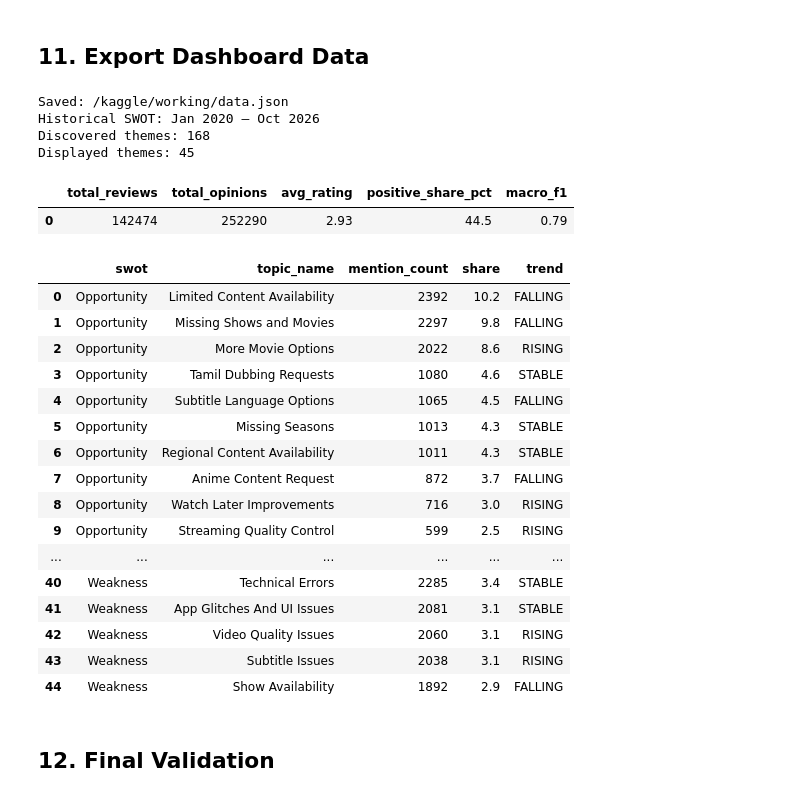
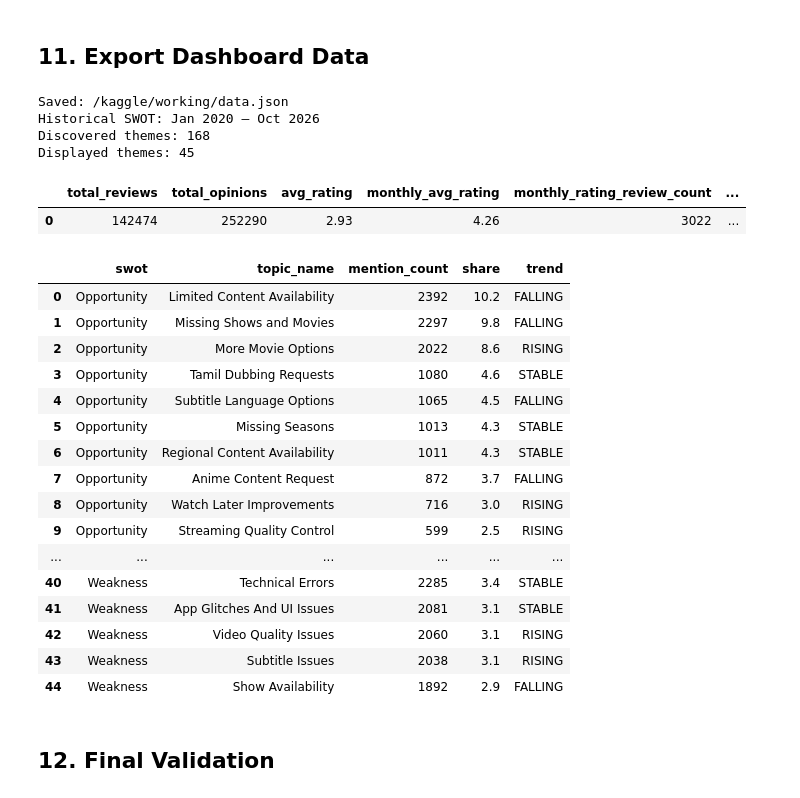
Before and after one commit to apolitidou/netflix-swot-analysis, a Jupyter notebook: netlix_monthly_final.ipynb, the cells around one changed output. Saved outputs shown, nothing was run; the diff lists cells and outputs as text; code cells hidden in the pictures.

```diff
--- a/netlix_monthly_final.ipynb
+++ b/netlix_monthly_final.ipynb
@@ -1626,10 +1626,18 @@ for month in months[-6:]:
     })
 
 ratings = raw_history["rating"]
+current_month_ratings = raw_history.loc[
+    raw_history["month"].eq(CURRENT_MONTH), "rating"
+]
+assert len(current_month_ratings) > 0, "No ratings for the reporting month"
+monthly_average_rating = float(current_month_ratings.mean())
+historical_average_rating = float(ratings.mean())
 meta = {
     "total_reviews": int(len(raw_history)),
     "total_opinions": int(len(classified_history)),
-    "avg_rating": round(float(ratings.mean()), 2),
+    "avg_rating": round(historical_average_rating, 2),
+    "monthly_avg_rating": round(monthly_average_rating, 2),
+    "monthly_rating_review_count": int(len(current_month_ratings)),
     "positive_share_pct": round(float(ratings.ge(4).mean() * 100), 1),
     "macro_f1": round(float(MACRO_F1), 2)
 }
@@ -1657,6 +1665,7 @@ kpi_changes = {
     "review_growth_pct": round(100 * (len(raw_history) / len(previous_raw) - 1), 2),
     "opinion_growth_pct": round(100 * (len(classified_history) / len(previous_classified) - 1), 2),
     "avg_rating_delta": round(float(ratings.mean() - previous_rating.mean()), 2),
+    "monthly_rating_vs_historical": round(monthly_average_rating - historical_average_rating, 2),
     "positive_share_delta_pp": round(float(100 * (ratings.ge(4).mean() - previous_rating.ge(4).mean())), 2),
     "monthly_reviews_delta_pct": round(100 * (monthly_stats[str(CURRENT_MONTH)]["raw_reviews"] / monthly_reviews_previous - 1), 2),
     "monthly_opinions_delta_pct": round(100 * (monthly_stats[str(CURRENT_MONTH)]["opinion_segments"] / monthly_opinions_previous - 1), 2)
@@ -1731,7 +1740,7 @@ def momentum_items(table):
     return [{
         "swot": str(r.swot), "topic_name": str(r.topic_name),
         "mentions": int(r.mention_count), "change_pp": float(r.mom_change_pp),
-        "trend": str(r.trend)
+        "trend": str(r.trend), "insight": str(r.business_insight)
     } for r in table.itertuples(index=False)]
 rising = momentum_rows.loc[momentum_rows["trend"] == "RISING"].sort_values("mom_change_pp", ascending=False)
 falling = momentum_rows.loc[momentum_rows["trend"] == "FALLING"].sort_values("mom_change_pp")
@@ -1762,35 +1771,35 @@ data_json = as_python({
     "monthlyOpinionTotals": {c: int(monthly_opinions[c]) for c in SWOT_LABELS},
     "monthlyStats": monthly_stats,
     "kpiChanges": kpi_changes,
     "themeCount": int(sum(len(topic_tables[c]) for c in SWOT_LABELS)),
     "displayedThemeCount": len(topics),
     "topics": topics,
     "summary": summary,
     "momentum": {"rising": momentum_items(rising), "falling": momentum_items(falling)},
     "heatmap": heatmap,
     "ratingCounts": rating_counts,
     "trend": trend,
     "trendQuarters": [str(q) for q in trend_quarters],
     "volume": volume
 })
 
 output = Path("/kaggle/working/data.json")
 with output.open("w", encoding="utf-8") as f:
     json.dump(data_json, f, ensure_ascii=False, indent=2, allow_nan=False)
 
 print("Saved:", output)
 print("Historical SWOT:", data_json["period_label"])
 print("Discovered themes:", data_json["themeCount"])
 print("Displayed themes:", data_json["displayedThemeCount"])
 display(pd.DataFrame([meta]))
 display(final_swot[["swot", "topic_name", "mention_count", "share", "trend"]])
 # %% [output]
 Saved: /kaggle/working/data.json
 Historical SWOT: Jan 2020 – Oct 2026
 Discovered themes: 168
 Displayed themes: 45
-|  | total_reviews | total_opinions | avg_rating | positive_share_pct | macro_f1 |
-| 0 | 142474 | 252290 | 2.93 | 44.5 | 0.79 |
+|  | total_reviews | total_opinions | avg_rating | monthly_avg_rating | monthly_rating_review_count | ... |
+| 0 | 142474 | 252290 | 2.93 | 4.26 | 3022 | ... |
 |  | swot | topic_name | mention_count | share | trend |
 | 0 | Opportunity | Limited Content Availability | 2392 | 10.2 | FALLING |
 | 1 | Opportunity | Missing Shows and Movies | 2297 | 9.8 | FALLING |
```
Also changed, not shown: parts of 2 cells of this notebook.
